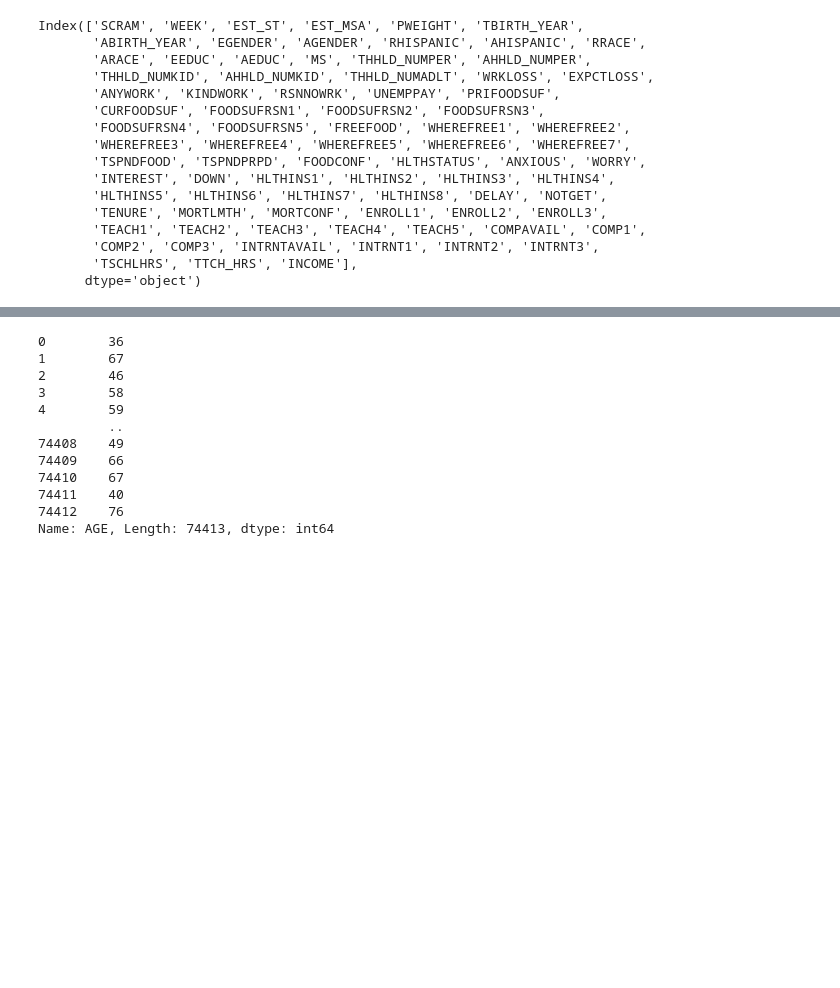
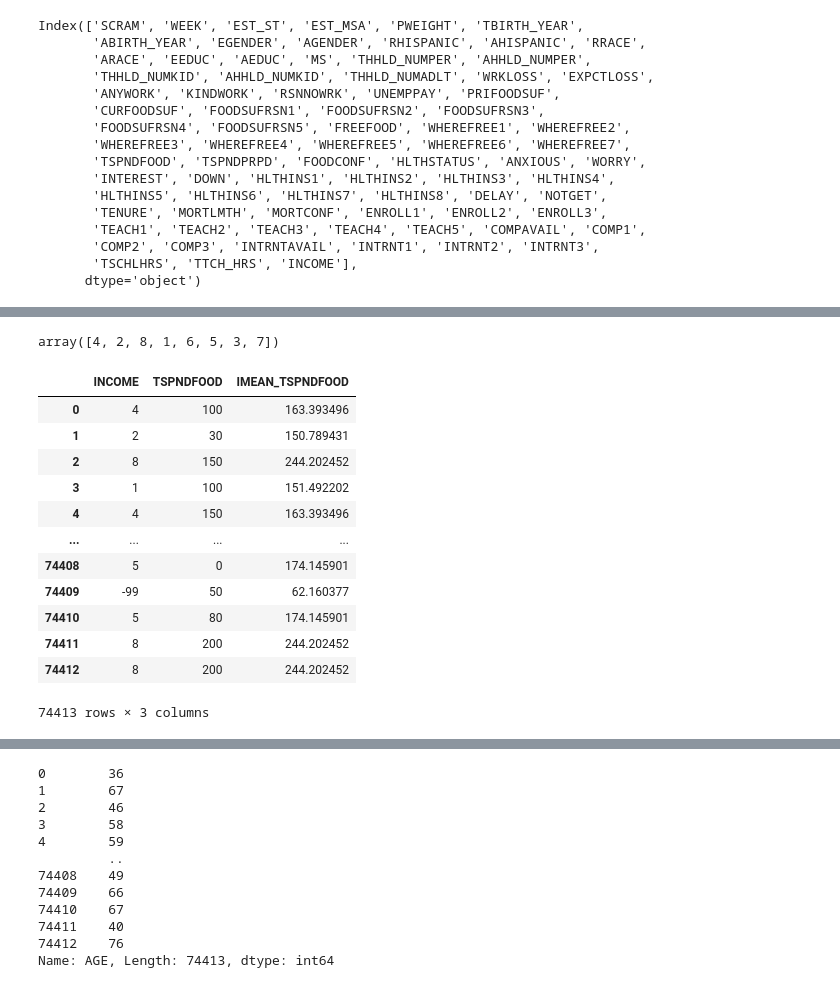
Before and after one commit to alisonqiu/fondren-fellows-research, a Jupyter notebook: HPS_Week01_PUF_CSV/HPS_draft.ipynb, the cells around one changed output, grey strips where cells are left out. Cells and saved outputs as stored; diff of their text form; code cells hidden in the pictures; blank space fills up the shorter version.

```diff
--- a/HPS_Week01_PUF_CSV/HPS_draft.ipynb
+++ b/HPS_Week01_PUF_CSV/HPS_draft.ipynb
@@ -157,0 +215,10 @@ df = df.replace({'EMPSTATUS' : { '1_2':2, '2_-88':6, '1_3':3, '1_1':1, '1_4':4,
+# %%
+hasOne = df["HLTHINS"].str.contains("1")
+hasTwo = df["HLTHINS"].str.contains("2")
+#1 --> has at least 1 insurance
+df["HLTHINS"] = np.where(hasOne, "1", df["HLTHINS"])
+#2 --> no "1" in any column, meaning no insurance
+df["HLTHINS"] = np.where(~hasOne, "2", df["HLTHINS"])
+#df["HLTHINS"] = np.where(~df["HLTHINS"].str.contains("1"), "np.nan", df["HLTHINS"])
+# %%
+df = df.replace({'HLTHINS' : { '1':1, '2':2}})
@@ -172,0 +245,10 @@ Name: EMPSTATUS, Length: 74413, dtype: float64
+# %%
+#create overall indication of mental health (mental health columns 32. 1 best 4 worst)
+# add them up to create an ordinal score of 4 - 16 to measure overall mental health
+mh_cols = ['ANXIOUS', 'WORRY','INTEREST', 'DOWN']
+#weights can be changed
+weights = [[1],[1],[1],[1]]
+
+#df['MH_STATUS'] = df[mh_cols].sum(axis=1)
+df['MH_STATUS'] = df[mh_cols].apply(lambda row: row*weights[0]).sum(axis=1)
+df['MH_STATUS']
@@ -172,0 +268,25 @@ Name: EMPSTATUS, Length: 74413, dtype: float64
+# %%
+
+df = df.replace({'INCOME' : { -99:df['INCOME'].mode(),-88:df['INCOME'].mode()}})
+df['INCOME'].unique()
+# %% [output]
+array([4, 2, 8, 1, 6, 5, 3, 7])
+# %%
+#create a column for the mean of TSPNDFOOD of that income group
+df['IMEAN_TSPNDFOOD'] = df.groupby(['INCOME'])['TSPNDFOOD'].transform('mean')
+cols = ['INCOME','TSPNDFOOD','IMEAN_TSPNDFOOD']
+df[cols]
+# %% [output]
+|  | INCOME | TSPNDFOOD | IMEAN_TSPNDFOOD |
+| 0 | 4 | 100 | 163.393496 |
+| 1 | 2 | 30 | 150.789431 |
+| 2 | 8 | 150 | 244.202452 |
+| 3 | 1 | 100 | 151.492202 |
+| 4 | 4 | 150 | 163.393496 |
+| ... | ... | ... | ... |
+| 74408 | 5 | 0 | 174.145901 |
+| 74409 | -99 | 50 | 62.160377 |
+| 74410 | 5 | 80 | 174.145901 |
+| 74411 | 8 | 200 | 244.202452 |
+| 74412 | 8 | 200 | 244.202452 |
+74413 rows × 3 columns
```
Also changed, not shown: parts of 15 cells of this notebook.
